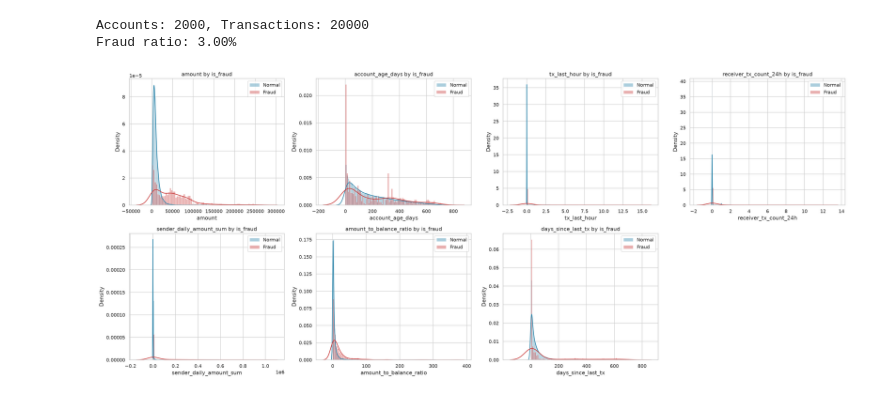
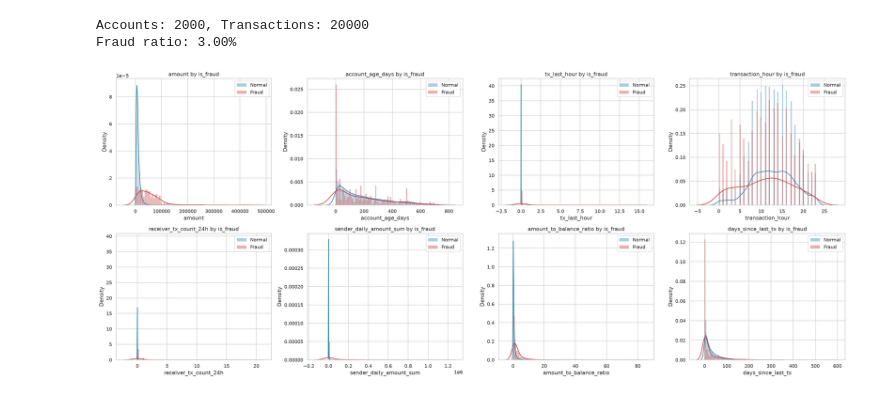
Before and after one commit to enott2912-beep/fraud-detection-system, a Jupyter notebook: ml/notebooks/eda_feature_distributions.ipynb, the cells around one changed output. Saved outputs shown, nothing was run; the diff lists cells and outputs as text; code cells hidden in the pictures.

Commit message:
fix: balance distribution, train/test pattern skew, transaction_hour leak; update EDA/ML/rules notebooks for v4

```diff
--- a/ml/notebooks/eda_feature_distributions.ipynb
+++ b/ml/notebooks/eda_feature_distributions.ipynb
@@ -54,33 +59,33 @@ def overlap_metrics(feature: str, df: pd.DataFrame) -> dict:
     }
 # %%
 fig, axes = plt.subplots(2, 4, figsize=(24, 10))
-features = ["amount", "account_age_days", "tx_last_hour",
+features = ["amount", "account_age_days", "tx_last_hour", "transaction_hour", "receiver_tx_count_24h", "sender_daily_amount_sum", "amount_to_balance_ratio", "days_since_last_tx"]
             "receiver_tx_count_24h", "sender_daily_amount_sum",
             "amount_to_balance_ratio", "days_since_last_tx"]
 axes = axes.flatten()
 colors = {False: "#2e86ab", True: "#ca3b3b"}
 labels = {False: "Normal", True: "Fraud"}
 
 for ax, feat in zip(axes[:len(features)], features):
     for is_fraud in [False, True]:
         subset = transactions_df[transactions_df["is_fraud"] == is_fraud][feat]
         sns.histplot(
             subset, bins=80, color=colors[is_fraud], label=labels[is_fraud],
             stat="density", alpha=0.4, edgecolor=None, ax=ax,
         )
         sns.kdeplot(subset, color=colors[is_fraud], linewidth=1.5, ax=ax)
     ax.set_title(f"{feat} by is_fraud")
     ax.set_xlabel(feat)
     ax.set_ylabel("Density")
     ax.legend()
 
 for ax in axes[len(features):]:
     ax.set_visible(False)
 
 plt.tight_layout()
 plt.show()
 # %% [output]
-[figure, old version]
+[figure, new version]
 # %%
 metrics = pd.DataFrame(
     [overlap_metrics(feat, transactions_df) for feat in features]
```
Also changed, not shown: parts of 6 cells of this notebook, 9 other files.
